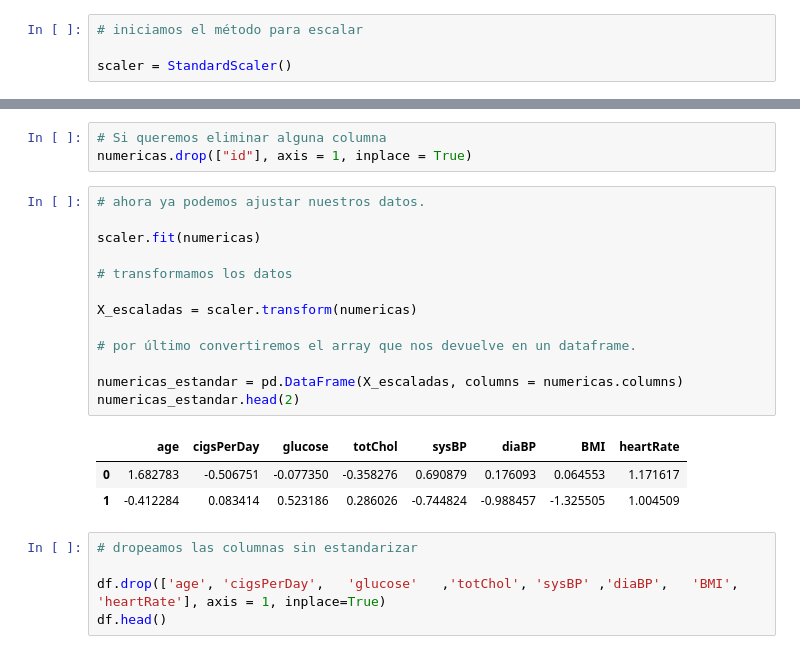
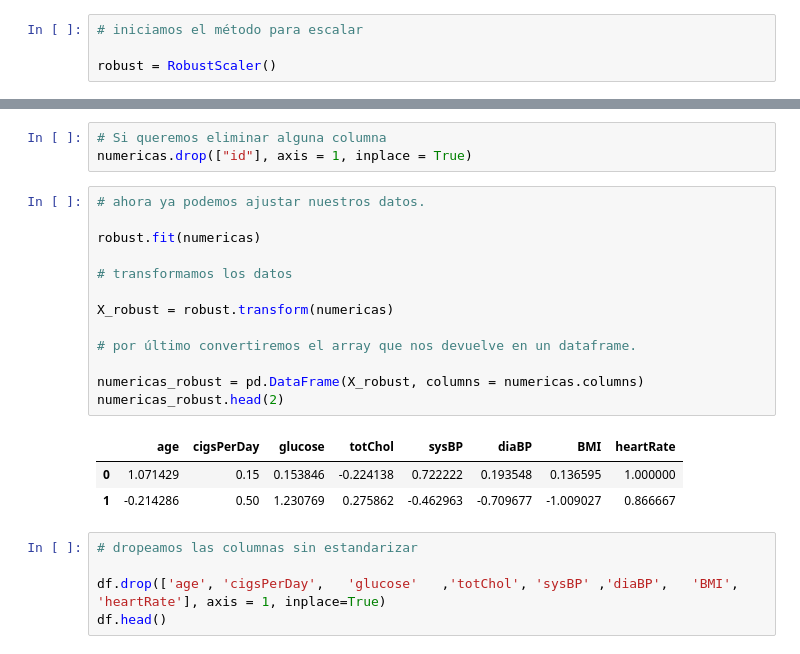
Before and after one commit to Adalab/DA-modulo-3-sprint-1-ana-anak, a Jupyter notebook: regresion-logistica/02-RLOG_Preprocesado.ipynb, the cells around one changed output, grey strips where cells are left out. Saved outputs shown, nothing was run; the diff lists cells and outputs as text.

```diff
--- a/regresion-logistica/02-RLOG_Preprocesado.ipynb
+++ b/regresion-logistica/02-RLOG_Preprocesado.ipynb
@@ -94,7 +97,7 @@ df_copia=df.copy()
 # %%
 # iniciamos el método para escalar
 
-scaler = StandardScaler()
+robust = RobustScaler()
 # %%
 # recordemos que la estandarización solo se hace para las variables predictoras numéricas
 
@@ -113,20 +116,20 @@ numericas.drop(["id"], axis = 1, inplace = True)
 # %%
 # ahora ya podemos ajustar nuestros datos.
 
-scaler.fit(numericas)
+robust.fit(numericas)
 
 # transformamos los datos
 
-X_escaladas = scaler.transform(numericas)
+X_robust = robust.transform(numericas)
 
 # por último convertiremos el array que nos devuelve en un dataframe.
 
-numericas_estandar = pd.DataFrame(X_escaladas, columns = numericas.columns)
-numericas_estandar.head(2)
+numericas_robust = pd.DataFrame(X_robust, columns = numericas.columns)
+numericas_robust.head(2)
 # %% [output]
 |  | age | cigsPerDay | glucose | totChol | sysBP | diaBP | BMI | heartRate |
-| 0 | 1.682783 | -0.506751 | -0.077350 | -0.358276 | 0.690879 | 0.176093 | 0.064553 | 1.171617 |
-| 1 | -0.412284 | 0.083414 | 0.523186 | 0.286026 | -0.744824 | -0.988457 | -1.325505 | 1.004509 |
+| 0 | 1.071429 | 0.15 | 0.153846 | -0.224138 | 0.722222 | 0.193548 | 0.136595 | 1.000000 |
+| 1 | -0.214286 | 0.50 | 1.230769 | 0.275862 | -0.462963 | -0.709677 | -1.009027 | 0.866667 |
 # %%
 # dropeamos las columnas sin estandarizar
 
```
Also changed, not shown: parts of 16 cells of this notebook, 11 other files.
